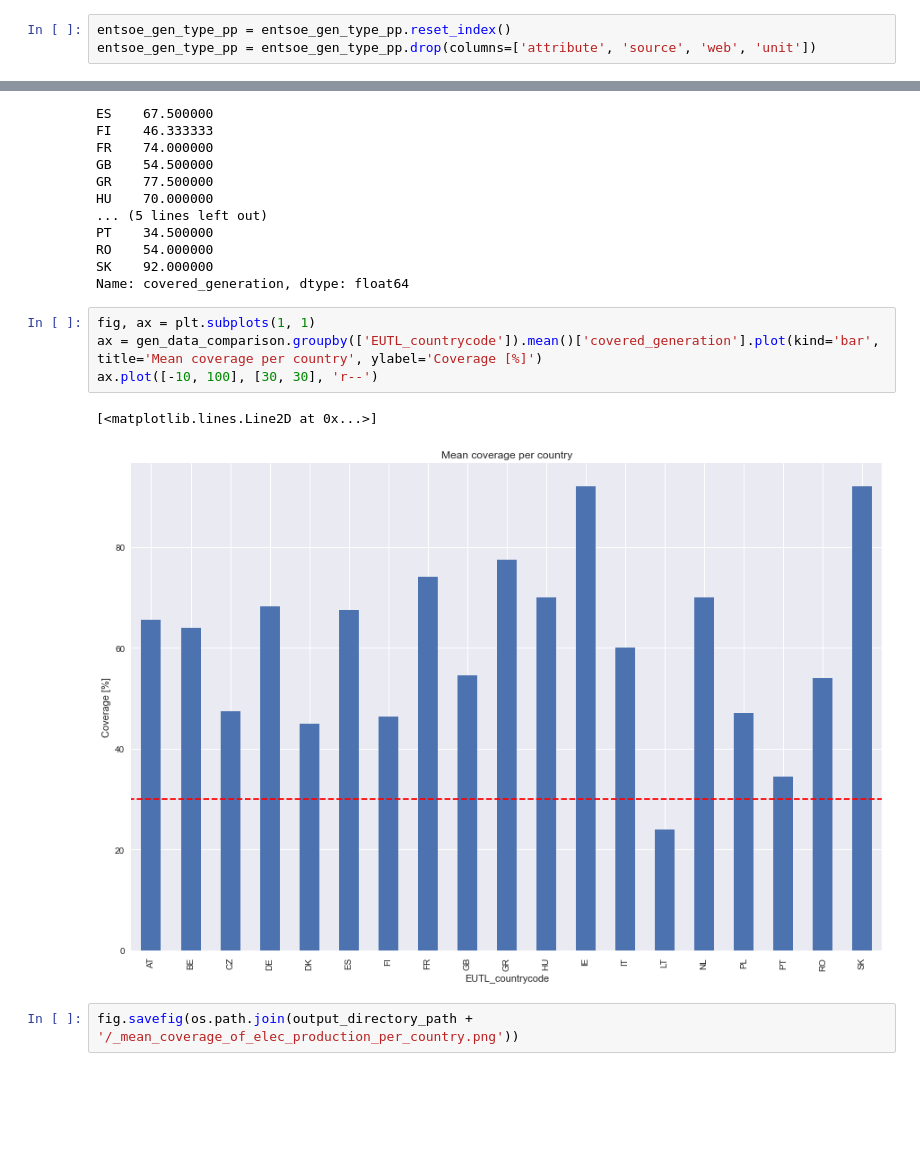
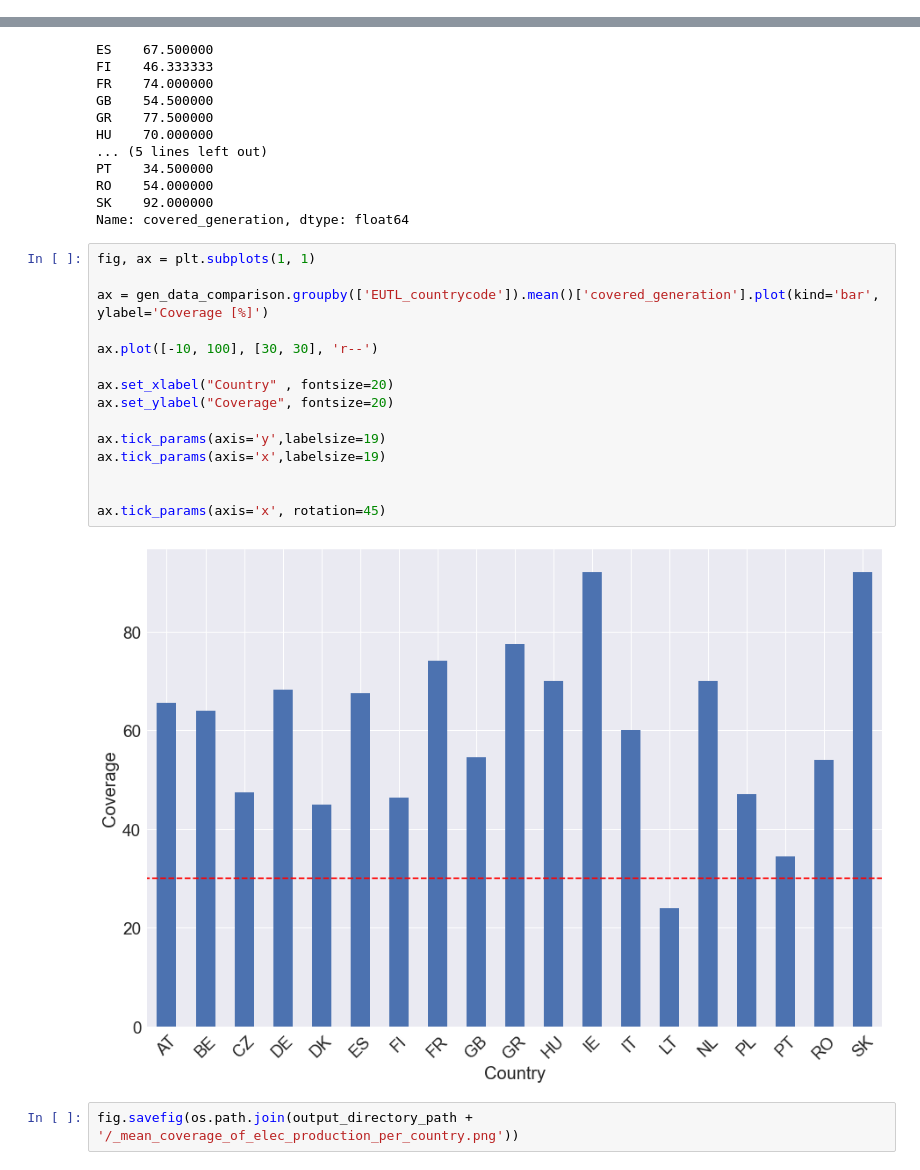
Before and after one commit to INATECH-CIG/CO2_emissions_factors, a Jupyter notebook: EF calculation bottom up method.ipynb, the cells around one changed output, grey strips where cells are left out. Cells and saved outputs as stored; diff of their text form; blank space fills up the shorter version.

```diff
--- a/EF calculation bottom up method.ipynb
+++ b/EF calculation bottom up method.ipynb
@@ -547,3 +581,0 @@ Reset the multiindex from pandas and drop not used columns
-# %%
-entsoe_gen_type_pp = entsoe_gen_type_pp.reset_index()
-entsoe_gen_type_pp = entsoe_gen_type_pp.drop(columns=['attribute', 'source', 'web', 'unit'])
@@ -614,11 +648,21 @@ SK    92.000000
 Name: covered_generation, dtype: float64
 # %%
 fig, ax = plt.subplots(1, 1)
-ax = gen_data_comparison.groupby(['EUTL_countrycode']).mean()['covered_generation'].plot(kind='bar', title='Mean coverage per country', ylabel='Coverage [%]')
+
+ax = gen_data_comparison.groupby(['EUTL_countrycode']).mean()['covered_generation'].plot(kind='bar', ylabel='Coverage [%]')
+
 ax.plot([-10, 100], [30, 30], 'r--')
+
+ax.set_xlabel("Country" , fontsize=20)
+ax.set_ylabel("Coverage", fontsize=20)
+
+ax.tick_params(axis='y',labelsize=19)
+ax.tick_params(axis='x',labelsize=19)
+
+
+ax.tick_params(axis='x', rotation=45)
 # %% [output]
-[<matplotlib.lines.Line2D at 0x...>]
-[figure, old version]
+[figure, new version]
 # %%
 fig.savefig(os.path.join(output_directory_path + '/_mean_coverage_of_elec_production_per_country.png'))
 # %% [markdown]
```
Also changed, not shown: parts of 13 cells of this notebook, 11 other files.
